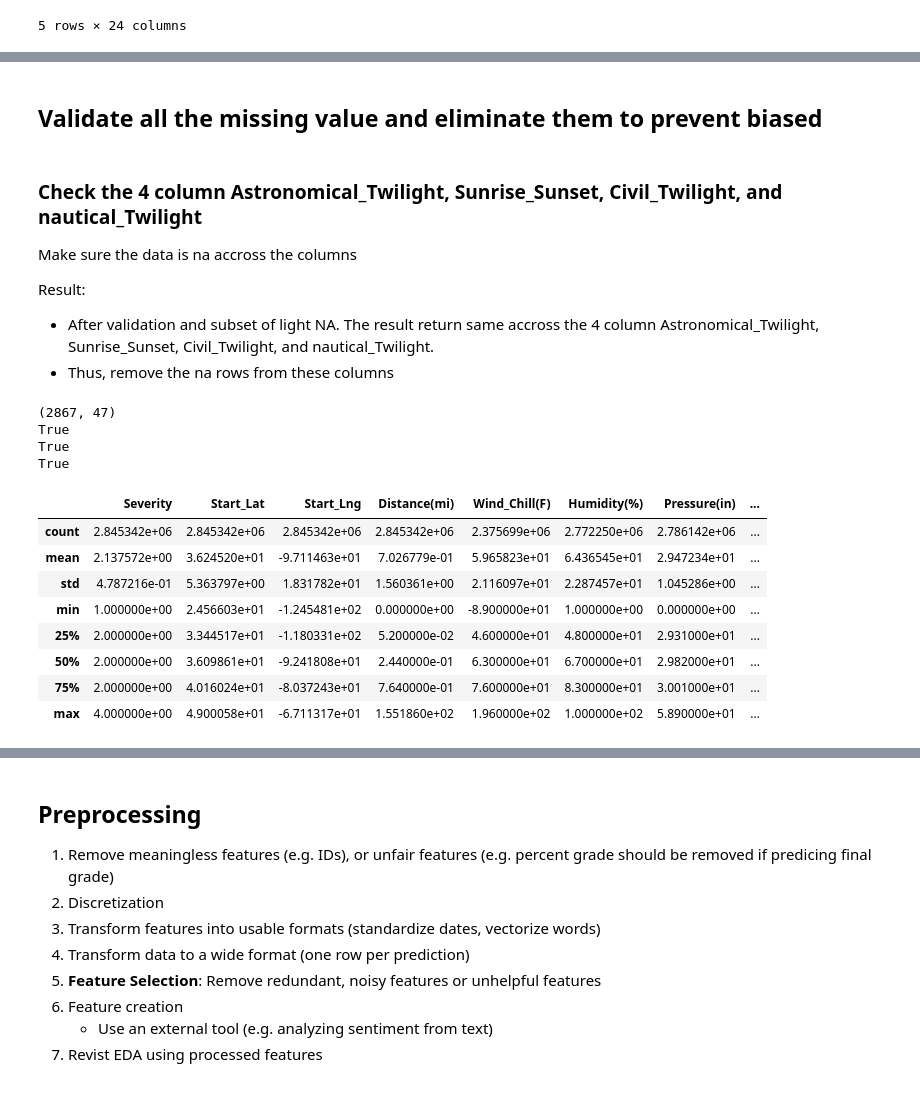
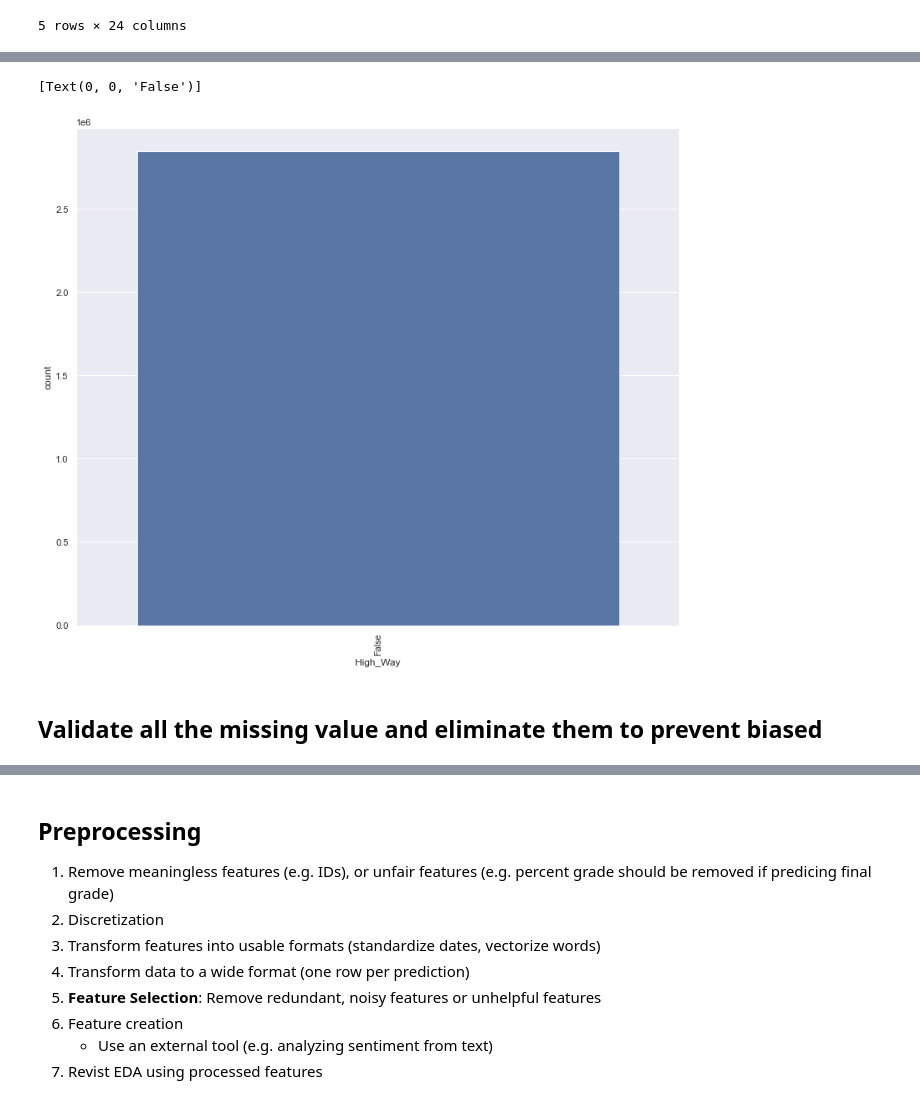
Before and after one commit to jackyhuynh/us_car_accident_analyst_using_python, a Jupyter notebook: src/script.ipynb, the cells around one changed output, grey strips where cells are left out. Drawn from its saved outputs; the diff is of its cells as text; code cells hidden in the pictures.

```diff
--- a/src/script.ipynb
+++ b/src/script.ipynb
@@ -208,33 +212,12 @@ df.head()
+# %%
+df['High_Way'] = df['High_Way'].apply(lambda x: str(x))
+df['High_Way'] = df['High_Way'].apply(lambda x: True if x.find('-') else False)
+#df = df.rename(columns = {"Street":"High_Way"})
+# %%
+countplot = sns.countplot(x=df["High_Way"])
+countplot.set_xticklabels(countplot.get_xticklabels(),rotation=90)
+# %% [output]
+[Text(0, 0, 'False')]
+[figure, added]
 # %% [markdown]
 ## Validate all the missing value and eliminate them to prevent biased
-# %% [markdown]
-### Check the 4 column Astronomical_Twilight, Sunrise_Sunset, Civil_Twilight, and nautical_Twilight
-
-Make sure the data is na accross the columns
-
-Result:
-- After validation and subset of light NA. The result return same accross the 4 column Astronomical_Twilight, Sunrise_Sunset, Civil_Twilight, and nautical_Twilight.
-- Thus, remove the na rows from these columns
-# %%
-na_df = pd.DataFrame(df[df['Astronomical_Twilight'].isna()])
-print(na_df.shape)
-print(na_df['Astronomical_Twilight'].isna().sum() == na_df['Sunrise_Sunset'].isna().sum())
-print(na_df['Astronomical_Twilight'].isna().sum() == na_df['Civil_Twilight'].isna().sum())
-print(na_df['Astronomical_Twilight'].isna().sum() == na_df['Nautical_Twilight'].isna().sum())
-# %% [output]
-(2867, 47)
-True
-True
-True
-# %%
-df.describe()
-# %% [output]
-|  | Severity | Start_Lat | Start_Lng | Distance(mi) | Wind_Chill(F) | Humidity(%) | Pressure(in) | ... |
-| count | 2.845342e+06 | 2.845342e+06 | 2.845342e+06 | 2.845342e+06 | 2.375699e+06 | 2.772250e+06 | 2.786142e+06 | ... |
-| mean | 2.137572e+00 | 3.624520e+01 | -9.711463e+01 | 7.026779e-01 | 5.965823e+01 | 6.436545e+01 | 2.947234e+01 | ... |
-| std | 4.787216e-01 | 5.363797e+00 | 1.831782e+01 | 1.560361e+00 | 2.116097e+01 | 2.287457e+01 | 1.045286e+00 | ... |
-| min | 1.000000e+00 | 2.456603e+01 | -1.245481e+02 | 0.000000e+00 | -8.900000e+01 | 1.000000e+00 | 0.000000e+00 | ... |
-| 25% | 2.000000e+00 | 3.344517e+01 | -1.180331e+02 | 5.200000e-02 | 4.600000e+01 | 4.800000e+01 | 2.931000e+01 | ... |
-| 50% | 2.000000e+00 | 3.609861e+01 | -9.241808e+01 | 2.440000e-01 | 6.300000e+01 | 6.700000e+01 | 2.982000e+01 | ... |
-| 75% | 2.000000e+00 | 4.016024e+01 | -8.037243e+01 | 7.640000e-01 | 7.600000e+01 | 8.300000e+01 | 3.001000e+01 | ... |
-| max | 4.000000e+00 | 4.900058e+01 | -6.711317e+01 | 1.551860e+02 | 1.960000e+02 | 1.000000e+02 | 5.890000e+01 | ... |
```
Also changed, not shown: parts of 29 cells of this notebook.
